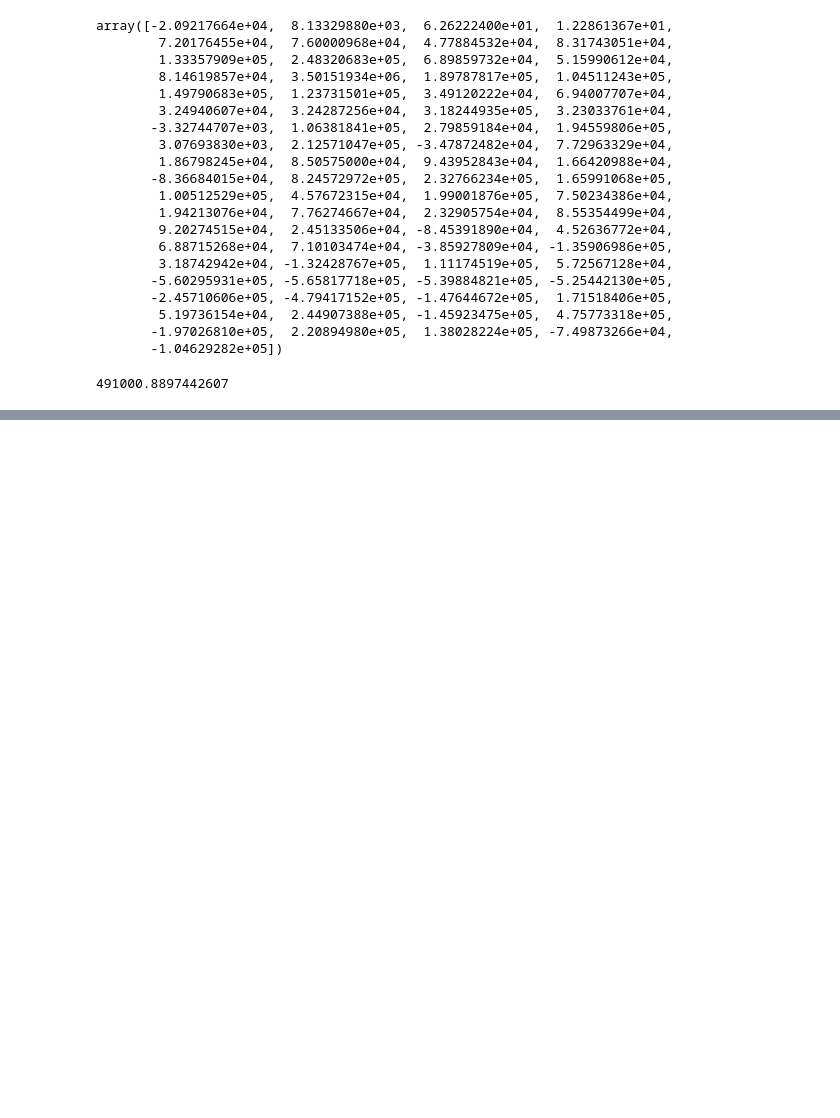
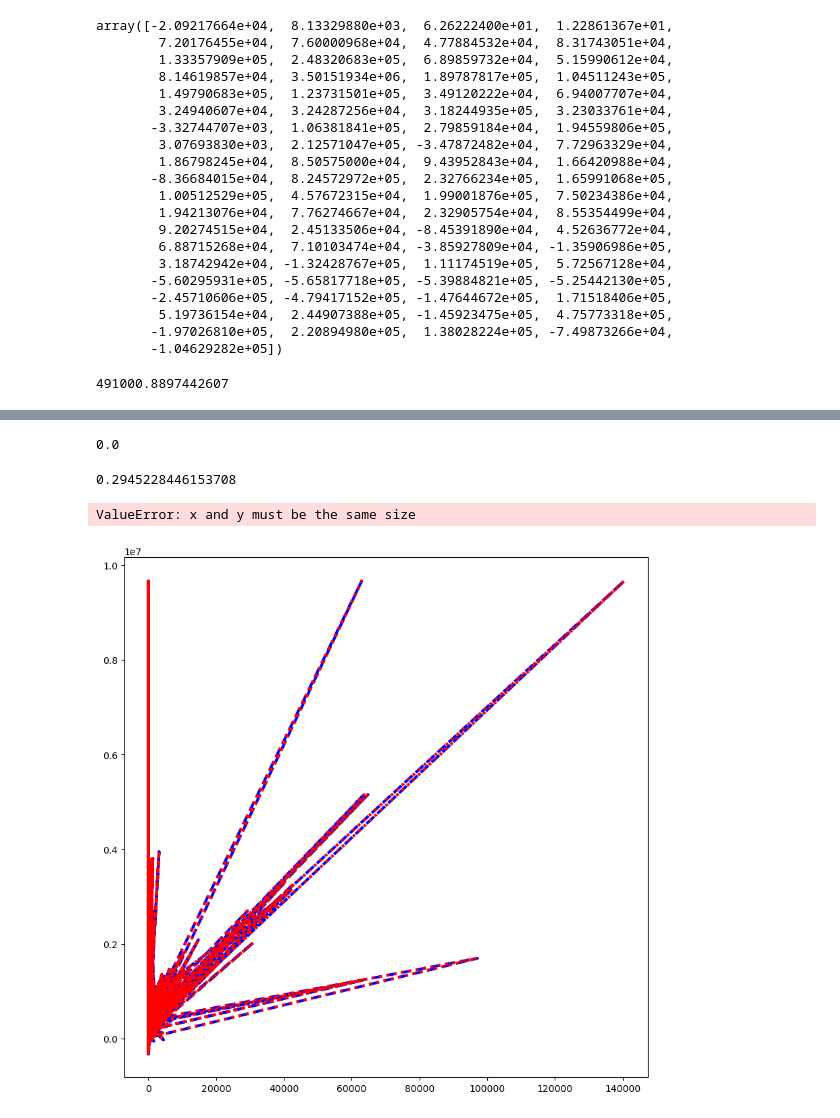
Before and after one commit to IonatanPerez/ProyectosAP_2022, a Jupyter notebook: David Miranda/PROYECTO FINAL/principal2.ipynb, the cells around one changed output, grey strips where cells are left out. Saved outputs shown, nothing was run; the diff lists cells and outputs as text; code cells hidden in the pictures; blank space fills up the shorter version.

```diff
--- a/David Miranda/PROYECTO FINAL/principal2.ipynb
+++ b/David Miranda/PROYECTO FINAL/principal2.ipynb
@@ -269,0 +320,2 @@ modelo_rl.intercept_
+# %%
+modelo_sin_inter = LinearRegression(fit_intercept = False)
@@ -269,0 +349,22 @@ modelo_rl.intercept_
+# %%
+modelo_sin_inter.intercept_
+# %% [output]
+0.0
+# %%
+y_pred_sin_inter = modelo_sin_inter.predict(X_test)
+# %%
+from sklearn.metrics import r2_score
+r2_sin_interc = r2_score(y_test,y_pred_sin_inter)
+r2_sin_interc
+# %% [output]
+0.2945228446153708
+# %%
+plt.figure(figsize = (10,10))
+plt.plot(X_test, y_pred, color = 'b',linewidth=3.0,  linestyle = "--", label = 'Regresión lineal')
+plt.plot(X_test, y_pred_sin_inter, color = 'r',linewidth=3.0,  linestyle = ":" , label = 'Regresión lineal sin intercepto')
+plt.scatter(X_test, y_test, color = 'g', label = 'Datos de testeo')
+plt.legend()
+plt.show()
+# %% [output]
+ValueError: x and y must be the same size
+[figure, added]
```
Also changed, not shown: parts of 14 cells of this notebook, 1 other file.
